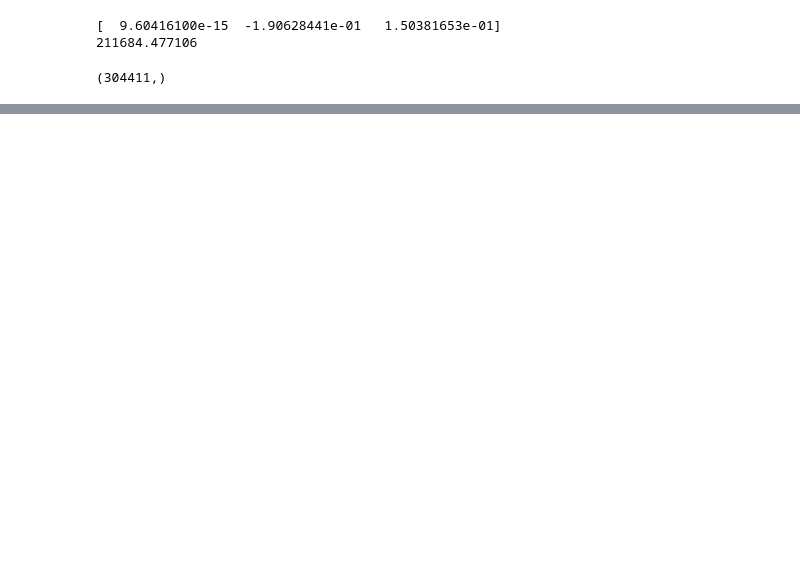
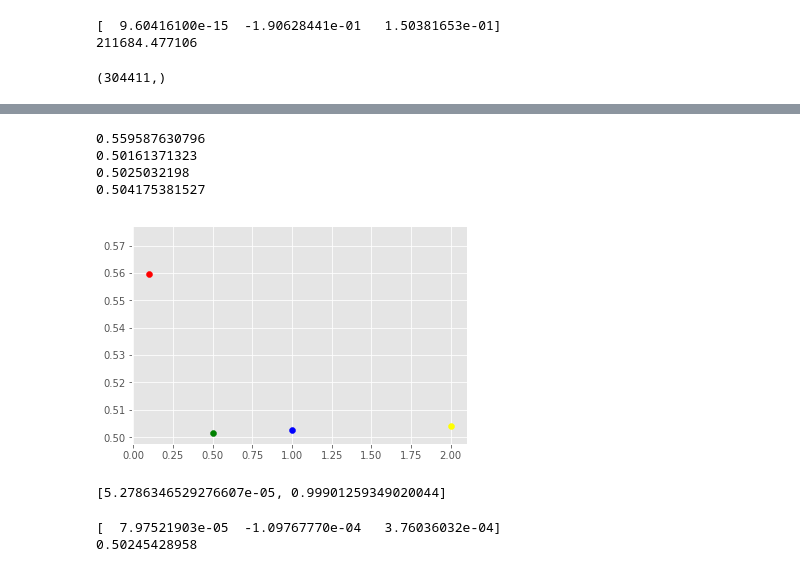
Before and after one commit to garvit-a/FODS---Project, a Jupyter notebook: FODS-1-np.ipynb, the cells around one changed output, grey strips where cells are left out. Saved outputs shown, nothing was run; the diff lists cells and outputs as text; code cells hidden in the pictures; blank space fills up the shorter version.

```diff
--- a/FODS-1-np.ipynb
+++ b/FODS-1-np.ipynb
@@ -303,0 +259,22 @@ iteration: 980 loss : 0.4998538950045136
+# %%
+for i,lamb in enumerate(losses_l1_val.keys()):
+    plt.scatter(lamb,losses_l1_val[lamb],color=colors[i])
+    print(losses_l1_val[lamb])
+# %% [output]
+0.559587630796
+0.50161371323
+0.5025032198
+0.504175381527
+[figure, added]
+# %%
+RSq_RMS(w_storel1[0.5],X_train,y_train)
+# %% [output]
+[5.2786346529276607e-05, 0.99901259349020044]
+# %%
+# Gradient Descent with L1 reg for testing
+loss_l1gd_test = lossL1(X_test, w_storel1[0.5], y_test, 0.5)
+print(w_storel1[0.5])
+print(loss_l1gd_test)
+# %% [output]
+[  7.97521903e-05  -1.09767770e-04   3.76036032e-04]
+0.50245428958
```
Also changed, not shown: parts of 27 cells of this notebook.
